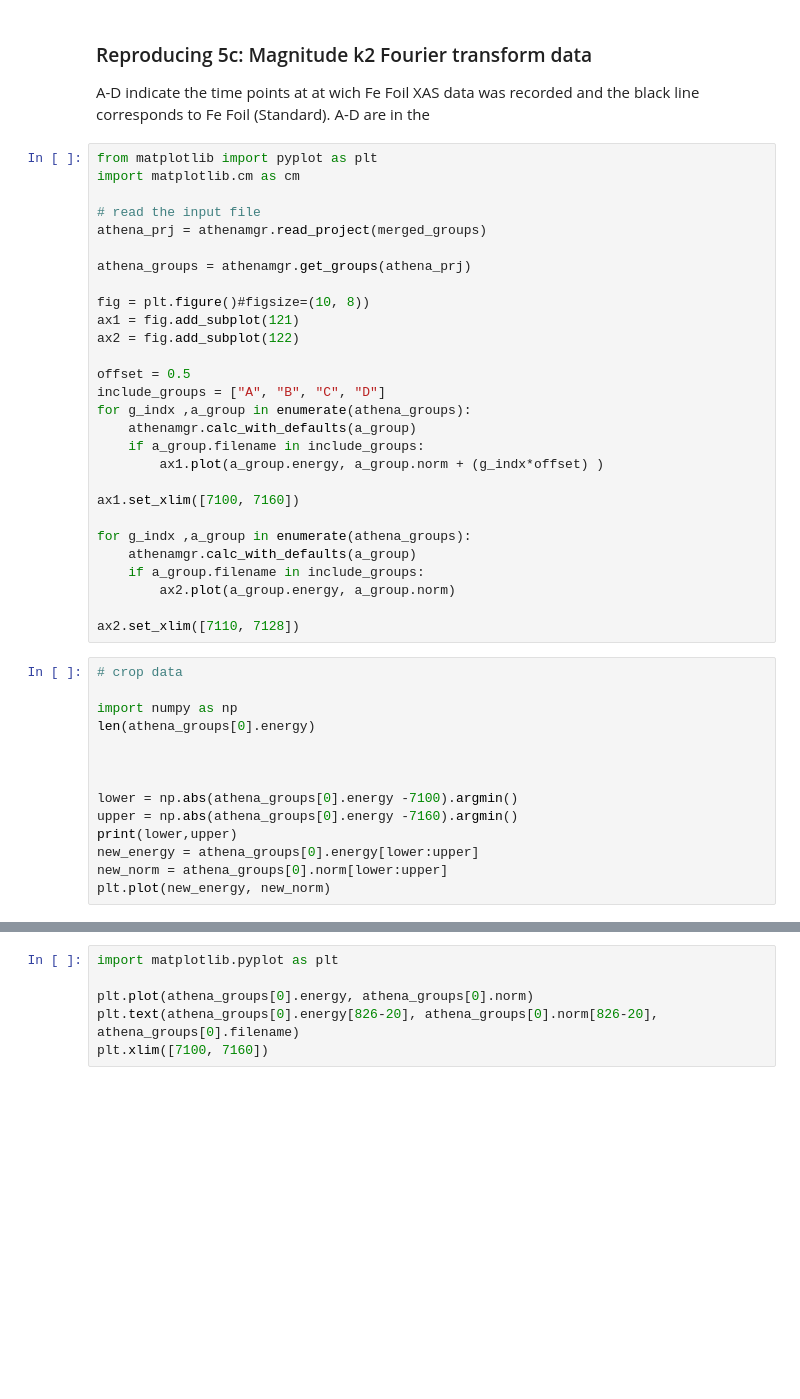
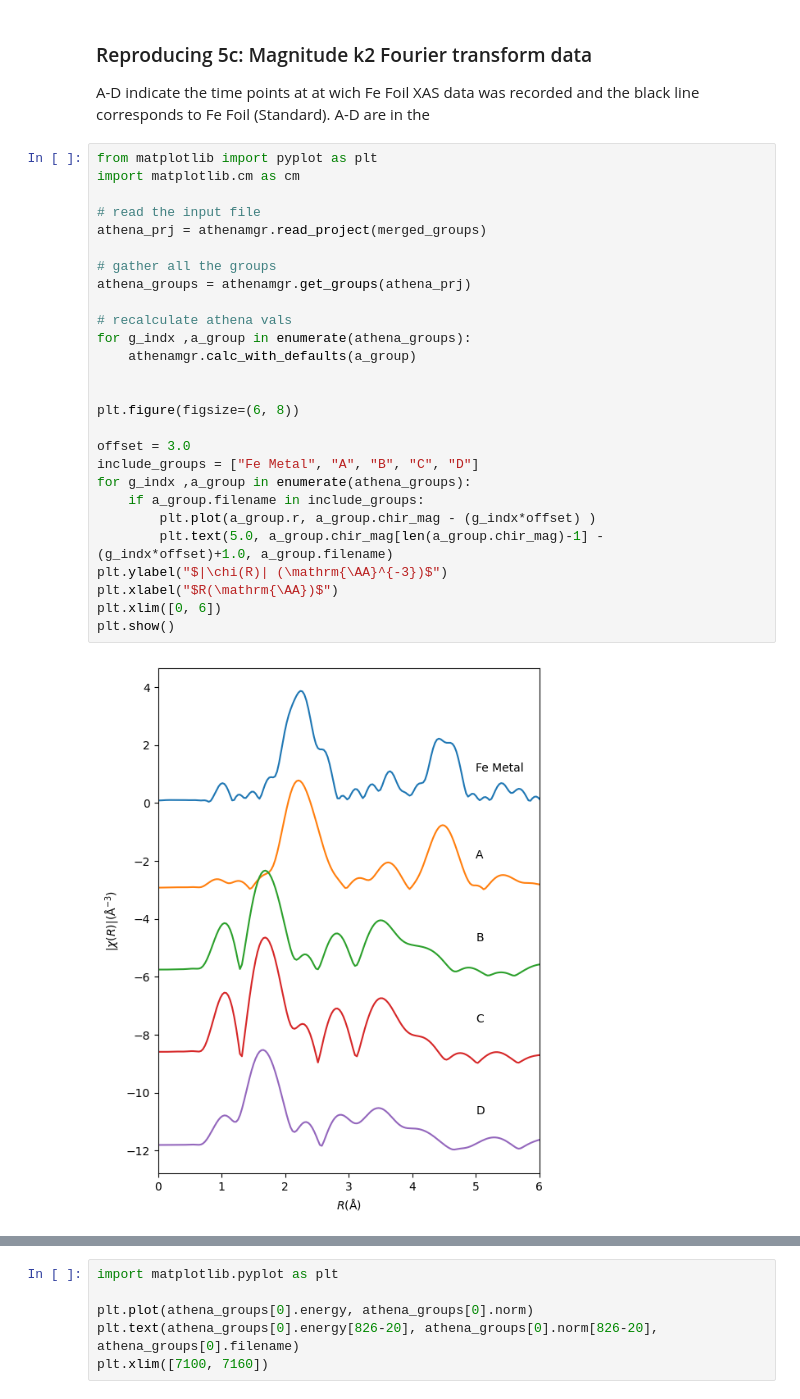
Before and after one commit to UK-Catalysis-Hub/XAS-Workflow-Demo, a Jupyter notebook: larch_workflow/Paper 02 Reproduce XAS.ipynb, the cells around one changed output, grey strips where cells are left out. Cells and saved outputs as stored; diff of their text form; blank space fills up the shorter version.

Commit message:
Complete reproduction, need to check groups

```diff
--- a/larch_workflow/Paper 02 Reproduce XAS.ipynb
+++ b/larch_workflow/Paper 02 Reproduce XAS.ipynb
@@ -112,42 +112,29 @@ A-D are in the
 # %%
 from matplotlib import pyplot as plt
 import matplotlib.cm as cm
 
 # read the input file
 athena_prj = athenamgr.read_project(merged_groups)
 
+# gather all the groups
 athena_groups = athenamgr.get_groups(athena_prj)
 
-fig = plt.figure()#figsize=(10, 8))
-ax1 = fig.add_subplot(121)
-ax2 = fig.add_subplot(122)
-
-offset = 0.5
-include_groups = ["A", "B", "C", "D"]
+# recalculate athena vals
 for g_indx ,a_group in enumerate(athena_groups):
     athenamgr.calc_with_defaults(a_group)
+
+
+plt.figure(figsize=(6, 8))
+
+offset = 3.0
+include_groups = ["Fe Metal", "A", "B", "C", "D"]
+for g_indx ,a_group in enumerate(athena_groups):
     if a_group.filename in include_groups:
-        ax1.plot(a_group.energy, a_group.norm + (g_indx*offset) )
-
-ax1.set_xlim([7100, 7160])
-
-for g_indx ,a_group in enumerate(athena_groups):
-    athenamgr.calc_with_defaults(a_group)
-    if a_group.filename in include_groups:
-        ax2.plot(a_group.energy, a_group.norm)
-
-ax2.set_xlim([7110, 7128])
+        plt.plot(a_group.r, a_group.chir_mag - (g_indx*offset) )
+        plt.text(5.0, a_group.chir_mag[len(a_group.chir_mag)-1] - (g_indx*offset)+1.0, a_group.filename)
+plt.ylabel("$|\chi(R)| (\mathrm{\AA}^{-3})$")
+plt.xlabel("$R(\mathrm{\AA})$")
+plt.xlim([0, 6])
+plt.show()
+# %% [output]
+[figure, added]
-# %%
-# crop data
-
-import numpy as np
-len(athena_groups[0].energy)
-
-
-
-lower = np.abs(athena_groups[0].energy -7100).argmin()
-upper = np.abs(athena_groups[0].energy -7160).argmin()
-print(lower,upper)
-new_energy = athena_groups[0].energy[lower:upper]
-new_norm = athena_groups[0].norm[lower:upper]
-plt.plot(new_energy, new_norm)
```
Also changed, not shown: parts of 14 cells of this notebook.
